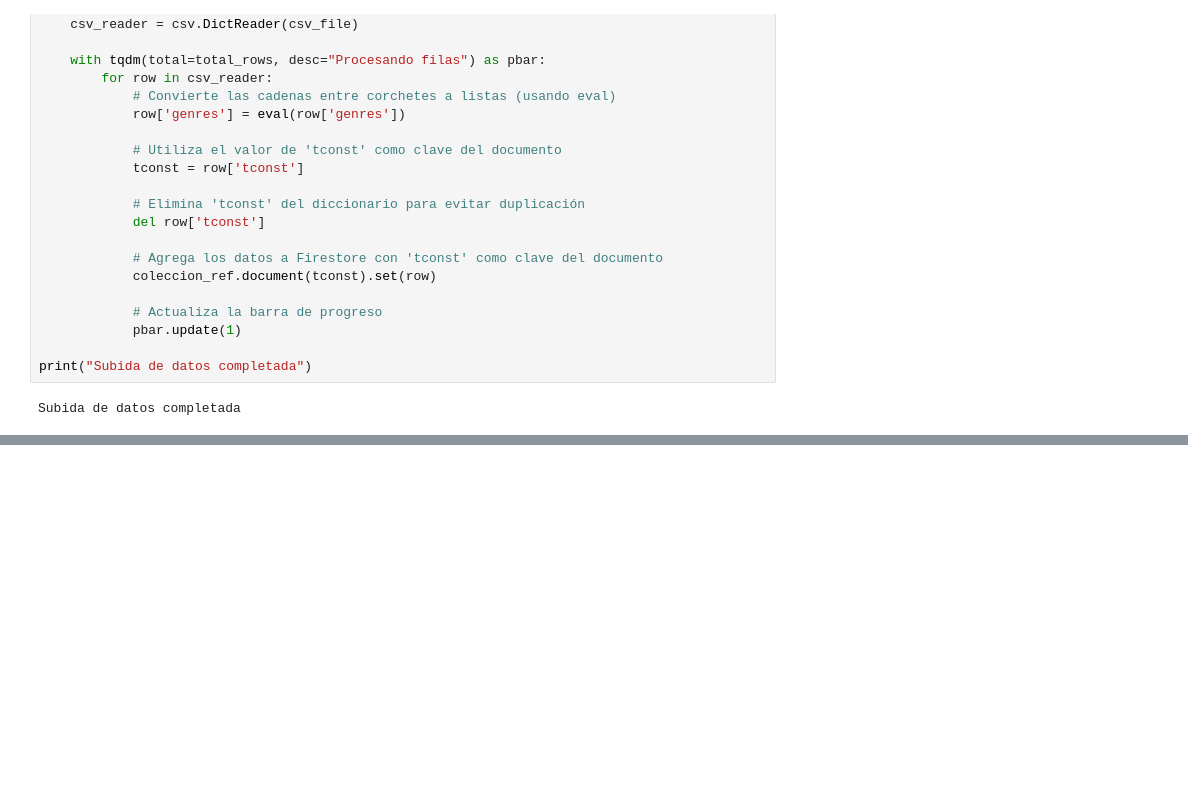
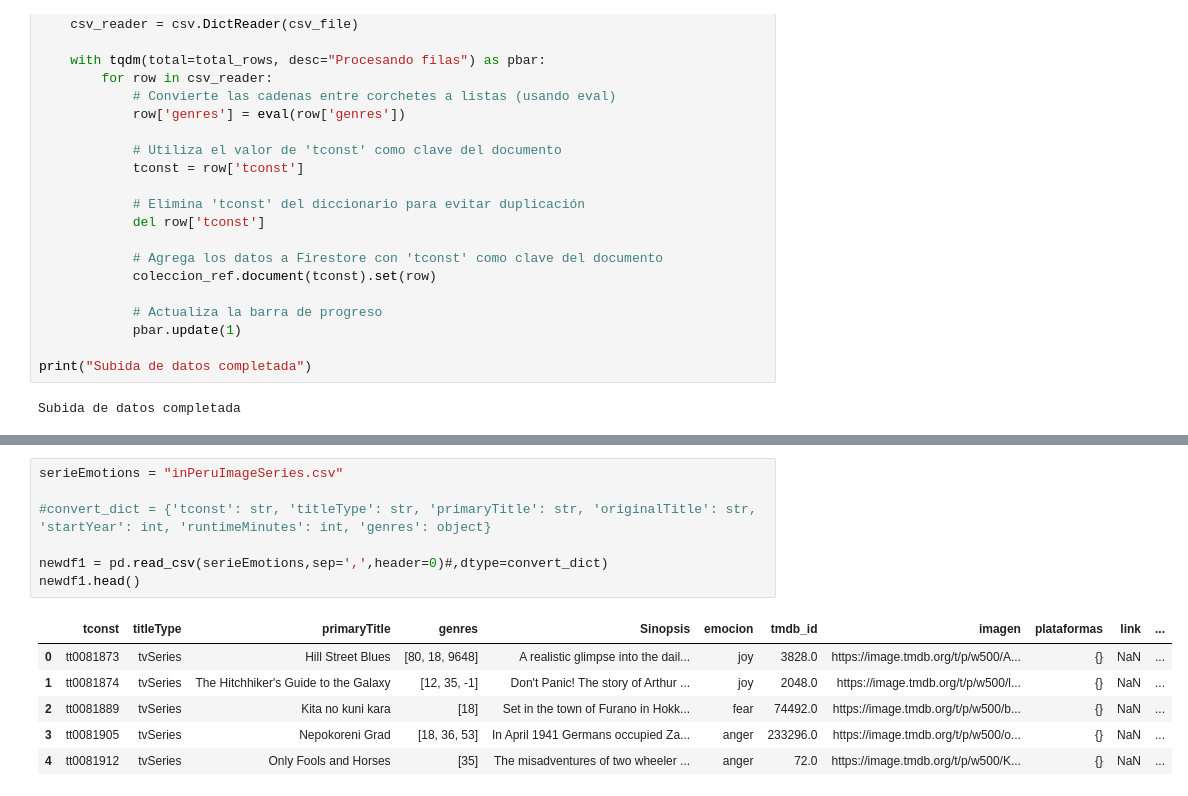
Before and after one commit to magrcruz/moodMatchNew, a Jupyter notebook: uploadMovies/preprocess.ipynb, the cells around one changed output, grey strips where cells are left out. Drawn from its saved outputs; the diff is of its cells as text; blank space fills up the shorter version.

```diff
--- a/uploadMovies/preprocess.ipynb
+++ b/uploadMovies/preprocess.ipynb
@@ -564,0 +912,14 @@ Subida de datos completada
+# %%
+serieEmotions = "inPeruImageSeries.csv"
+
+#convert_dict = {'tconst': str, 'titleType': str, 'primaryTitle': str, 'originalTitle': str, 'startYear': int, 'runtimeMinutes': int, 'genres': object}
+
+newdf1 = pd.read_csv(serieEmotions,sep=',',header=0)#,dtype=convert_dict)
+newdf1.head()
+# %% [output]
+|  | tconst | titleType | primaryTitle | genres | Sinopsis | emocion | tmdb_id | imagen | plataformas | link | ... |
+| 0 | tt0081873 | tvSeries | Hill Street Blues | [80, 18, 9648] | A realistic glimpse into the dail... | joy | 3828.0 | https://image.tmdb.org/t/p/w500/A... | {} | NaN | ... |
+| 1 | tt0081874 | tvSeries | The Hitchhiker's Guide to the Galaxy | [12, 35, -1] | Don't Panic! The story of Arthur ... | joy | 2048.0 | https://image.tmdb.org/t/p/w500/l... | {} | NaN | ... |
+| 2 | tt0081889 | tvSeries | Kita no kuni kara | [18] | Set in the town of Furano in Hokk... | fear | 74492.0 | https://image.tmdb.org/t/p/w500/b... | {} | NaN | ... |
+| 3 | tt0081905 | tvSeries | Nepokoreni Grad | [18, 36, 53] | In April 1941 Germans occupied Za... | anger | 233296.0 | https://image.tmdb.org/t/p/w500/o... | {} | NaN | ... |
+| 4 | tt0081912 | tvSeries | Only Fools and Horses | [35] | The misadventures of two wheeler ... | anger | 72.0 | https://image.tmdb.org/t/p/w500/K... | {} | NaN | ... |
```
Also changed, not shown: parts of 34 cells of this notebook, 7 other files.
